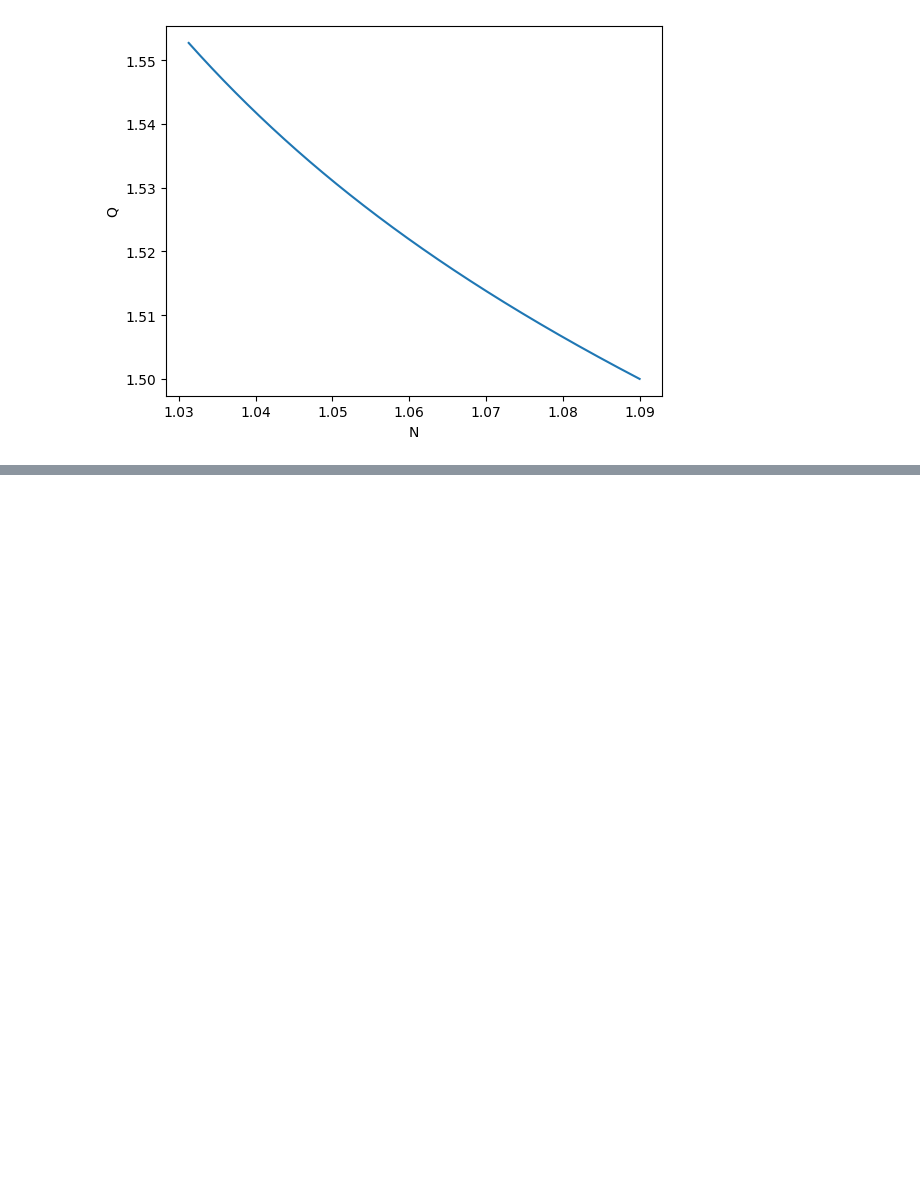
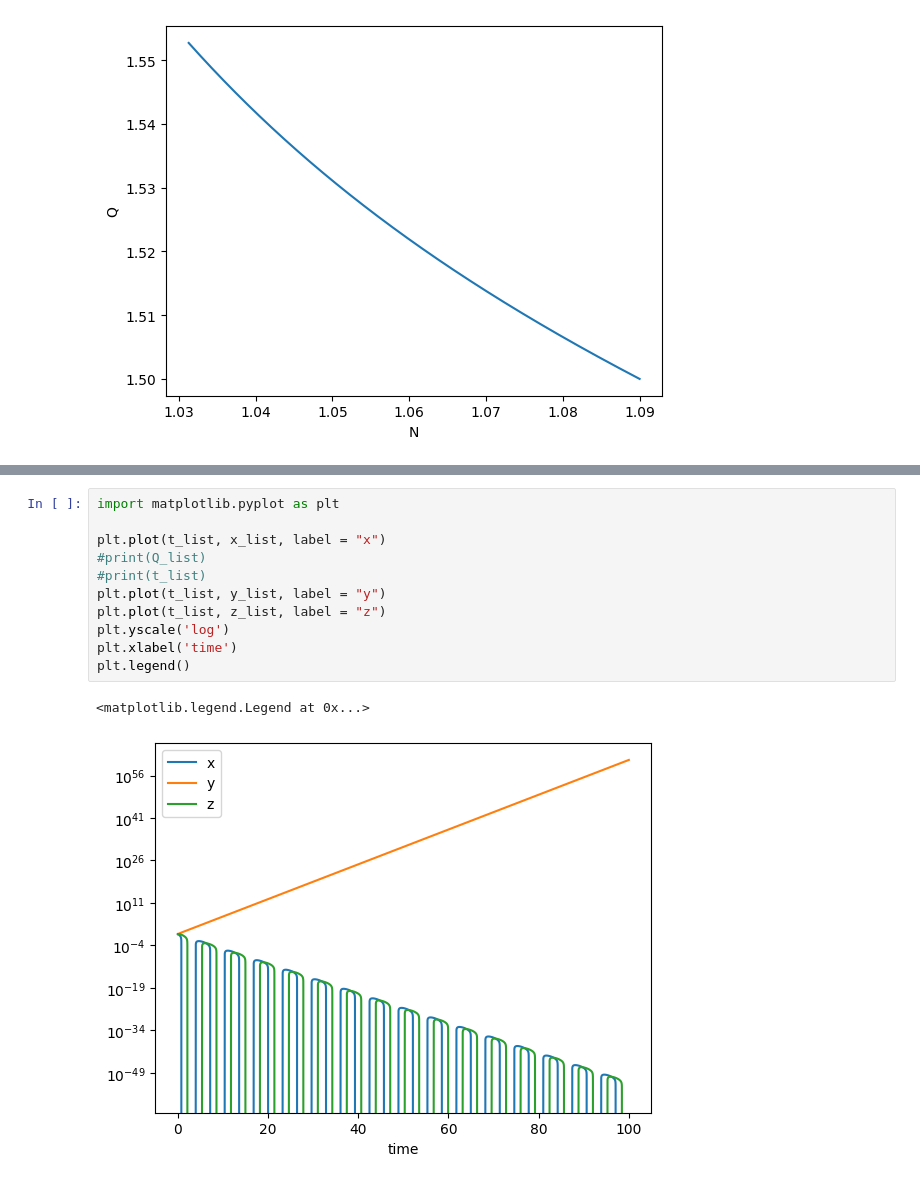
Before and after one commit to TulioK/Chaos, a Jupyter notebook: Chaos.ipynb, the cells around one changed output, grey strips where cells are left out. Cells and saved outputs as stored; diff of their text form; blank space fills up the shorter version.

```diff
--- a/Chaos.ipynb
+++ b/Chaos.ipynb
@@ -155,0 +312,14 @@ Text(0, 0.5, 'Q')
+# %%
+import matplotlib.pyplot as plt
+
+plt.plot(t_list, x_list, label = "x")
+#print(Q_list)
+#print(t_list)
+plt.plot(t_list, y_list, label = "y")
+plt.plot(t_list, z_list, label = "z")
+plt.yscale('log')
+plt.xlabel('time')
+plt.legend()
+# %% [output]
+<matplotlib.legend.Legend at 0x...>
+[figure, added]
```
Also changed, not shown: parts of 18 cells of this notebook, 1 other file.
